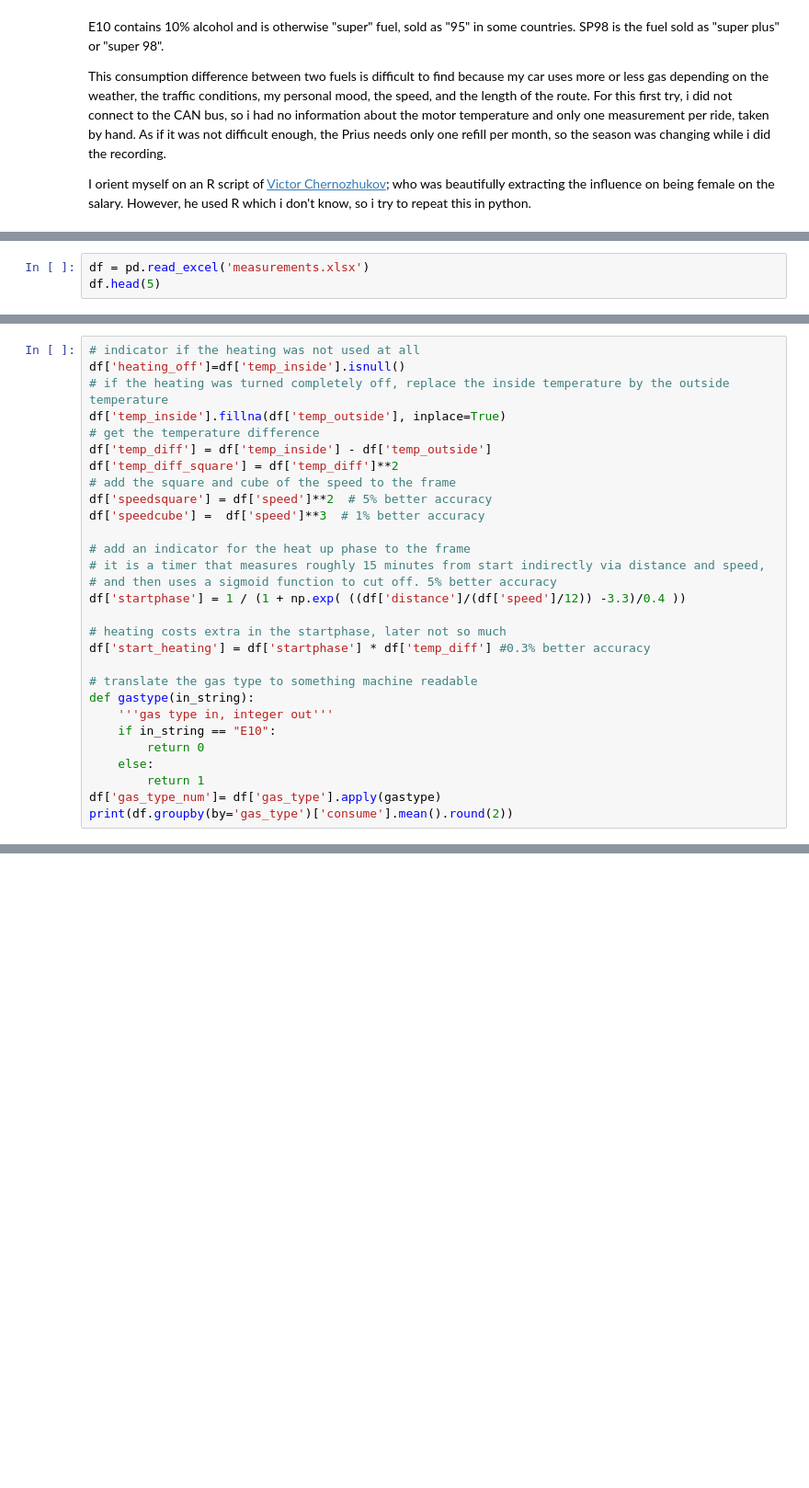
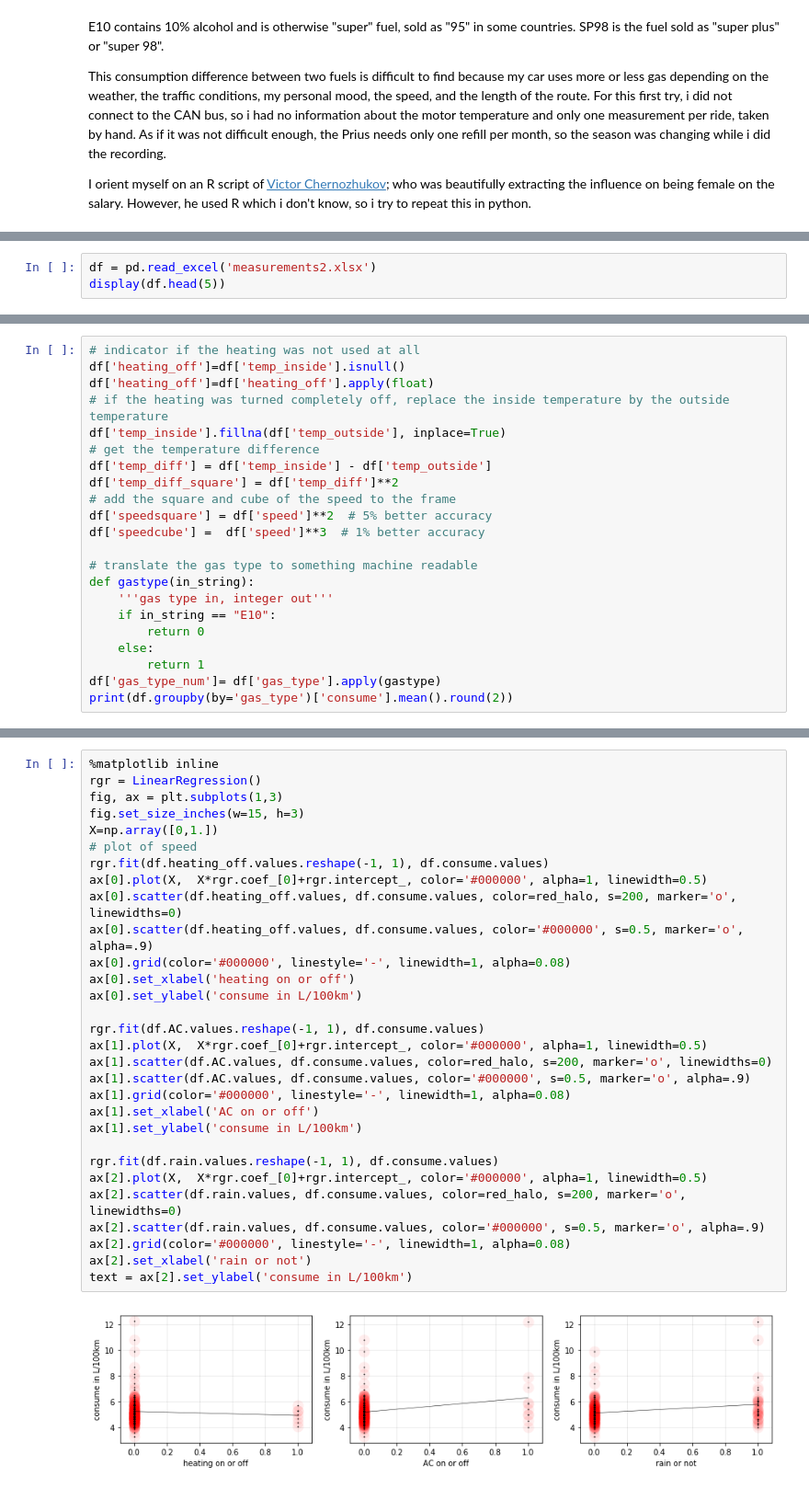
Before and after one commit to Anderas2/prius_gas_type, a Jupyter notebook: prius_gas_type_test.ipynb, the cells around one changed output, grey strips where cells are left out. Shown at 92% size. Drawn from its saved outputs; the diff is of its cells as text; blank space fills up the shorter version.

```diff
--- a/prius_gas_type_test.ipynb
+++ b/prius_gas_type_test.ipynb
@@ -24,5 +32,5 @@ from patsy import dmatrices
 # %%
-df = pd.read_excel('measurements.xlsx')
-df.head(5)
+df = pd.read_excel('measurements2.xlsx')
+display(df.head(5))
 # %% [output]
 |  | distance | consume | speed | temp_inside | temp_outside | specials | gas_type | AC | rain |
@@ -44,6 +114,7 @@ df.head(5)
 # %%
 # indicator if the heating was not used at all
 df['heating_off']=df['temp_inside'].isnull()
+df['heating_off']=df['heating_off'].apply(float)
 # if the heating was turned completely off, replace the inside temperature by the outside temperature
 df['temp_inside'].fillna(df['temp_outside'], inplace=True)
 # get the temperature difference
@@ -52,14 +123,6 @@ df['temp_diff_square'] = df['temp_diff']**2
 # add the square and cube of the speed to the frame
 df['speedsquare'] = df['speed']**2  # 5% better accuracy
 df['speedcube'] =  df['speed']**3  # 1% better accuracy
-
-# add an indicator for the heat up phase to the frame
-# it is a timer that measures roughly 15 minutes from start indirectly via distance and speed,
-# and then uses a sigmoid function to cut off. 5% better accuracy
-df['startphase'] = 1 / (1 + np.exp( ((df['distance']/(df['speed']/12)) -3.3)/0.4 ))
-
-# heating costs extra in the startphase, later not so much
-df['start_heating'] = df['startphase'] * df['temp_diff'] #0.3% better accuracy
 
 # translate the gas type to something machine readable
 def gastype(in_string):
@@ -86,0 +238,32 @@ Finally, you fit the residuals of both regressions on each other to extract only
+# %%
+%matplotlib inline
+rgr = LinearRegression()
+fig, ax = plt.subplots(1,3)
+fig.set_size_inches(w=15, h=3)
+X=np.array([0,1.])
+# plot of speed
+rgr.fit(df.heating_off.values.reshape(-1, 1), df.consume.values)
+ax[0].plot(X,  X*rgr.coef_[0]+rgr.intercept_, color='#000000', alpha=1, linewidth=0.5)
+ax[0].scatter(df.heating_off.values, df.consume.values, color=red_halo, s=200, marker='o', linewidths=0)
+ax[0].scatter(df.heating_off.values, df.consume.values, color='#000000', s=0.5, marker='o', alpha=.9)
+ax[0].grid(color='#000000', linestyle='-', linewidth=1, alpha=0.08)
+ax[0].set_xlabel('heating on or off')
+ax[0].set_ylabel('consume in L/100km')
+
+rgr.fit(df.AC.values.reshape(-1, 1), df.consume.values)
+ax[1].plot(X,  X*rgr.coef_[0]+rgr.intercept_, color='#000000', alpha=1, linewidth=0.5)
+ax[1].scatter(df.AC.values, df.consume.values, color=red_halo, s=200, marker='o', linewidths=0)
+ax[1].scatter(df.AC.values, df.consume.values, color='#000000', s=0.5, marker='o', alpha=.9)
+ax[1].grid(color='#000000', linestyle='-', linewidth=1, alpha=0.08)
+ax[1].set_xlabel('AC on or off')
+ax[1].set_ylabel('consume in L/100km')
+
+rgr.fit(df.rain.values.reshape(-1, 1), df.consume.values)
+ax[2].plot(X,  X*rgr.coef_[0]+rgr.intercept_, color='#000000', alpha=1, linewidth=0.5)
+ax[2].scatter(df.rain.values, df.consume.values, color=red_halo, s=200, marker='o', linewidths=0)
+ax[2].scatter(df.rain.values, df.consume.values, color='#000000', s=0.5, marker='o', alpha=.9)
+ax[2].grid(color='#000000', linestyle='-', linewidth=1, alpha=0.08)
+ax[2].set_xlabel('rain or not')
+text = ax[2].set_ylabel('consume in L/100km')
+# %% [output]
+[figure, added]
```
Also changed, not shown: parts of 23 cells of this notebook, 4 other files.
